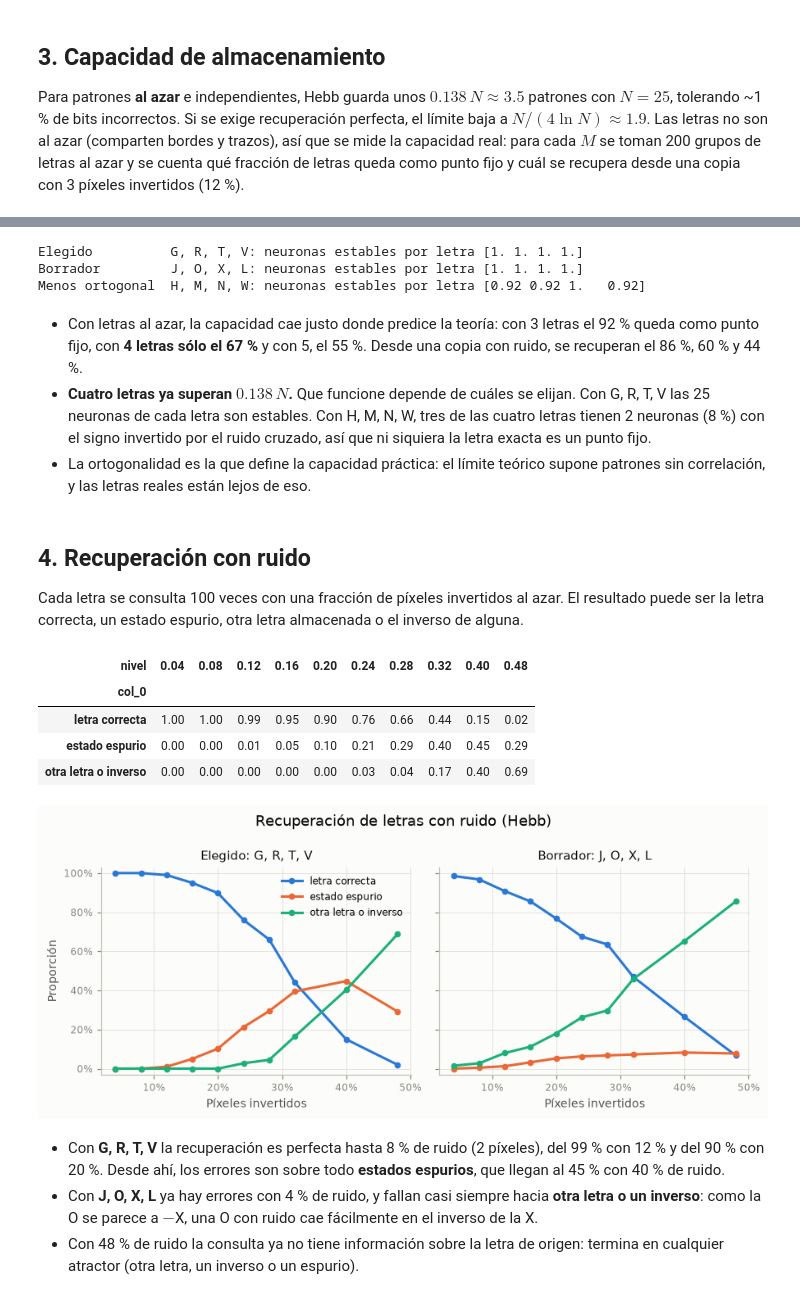
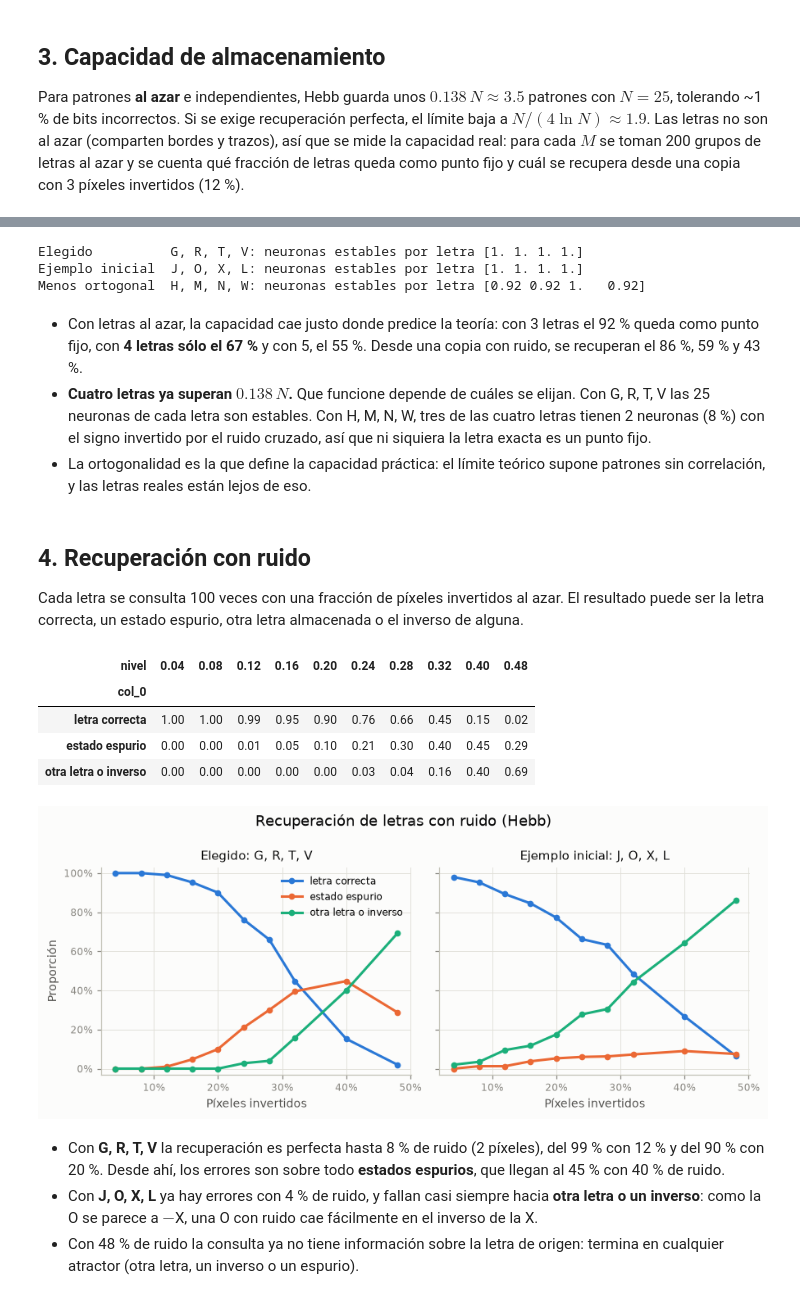
Before and after one commit to yakdudi12/DIAO2A, a Jupyter notebook: TP4/ejercicio2.ipynb, the cells around one changed output, grey strips where cells are left out. Saved outputs shown, nothing was run; the diff lists cells and outputs as text; code cells hidden in the pictures.

```diff
--- a/TP4/ejercicio2.ipynb
+++ b/TP4/ejercicio2.ipynb
@@ -92,7 +92,7 @@ J, O, X, L queda en la posición 10478
 [figure]
 # %%
 fig, axes = plt.subplots(1, 3, figsize=(13, 3.6))
-for ax, (title, group) in zip(axes, {"Elegido": GROUP, "Borrador": DRAFT_GROUP,
+for ax, (title, group) in zip(axes, {"Elegido": GROUP, "Ejemplo inicial": DRAFT_GROUP,
                                      "Menos ortogonal": WORST_GROUP}.items()):
     O = overlaps(letters.stack(group))
     ax.imshow(O, cmap=plots.DIVERGING, vmin=-1, vmax=1)
@@ -132,14 +132,14 @@ plt.show()
 [figure]
 # %%
-for name, group in {"Elegido": GROUP, "Borrador": DRAFT_GROUP, "Menos ortogonal": WORST_GROUP}.items():
+for name, group in {"Elegido": GROUP, "Ejemplo inicial": DRAFT_GROUP, "Menos ortogonal": WORST_GROUP}.items():
     model = Hopfield().fit(letters.stack(group))
     print(f"{name:<16} {', '.join(group)}: neuronas estables por letra {model.stable_fraction().round(2)}")
 # %% [output]
 Elegido          G, R, T, V: neuronas estables por letra [1. 1. 1. 1.]
-Borrador         J, O, X, L: neuronas estables por letra [1. 1. 1. 1.]
+Ejemplo inicial  J, O, X, L: neuronas estables por letra [1. 1. 1. 1.]
 Menos ortogonal  H, M, N, W: neuronas estables por letra [0.92 0.92 1.   0.92]
 # %% [markdown]
-- Con letras al azar, la capacidad cae justo donde predice la teoría: con 3 letras el 92 % queda como punto fijo, con **4 letras sólo el 67 %** y con 5, el 55 %. Desde una copia con ruido, se recuperan el 86 %, 60 % y 44 %.
+- Con letras al azar, la capacidad cae justo donde predice la teoría: con 3 letras el 92 % queda como punto fijo, con **4 letras sólo el 67 %** y con 5, el 55 %. Desde una copia con ruido, se recuperan el 86 %, 59 % y 43 %.
 - **Cuatro letras ya superan $0.138\,N$.** Que funcione depende de cuáles se elijan. Con G, R, T, V las 25 neuronas de cada letra son estables. Con H, M, N, W, tres de las cuatro letras tienen 2 neuronas (8 %) con el signo invertido por el ruido cruzado, así que ni siquiera la letra exacta es un punto fijo.
 - La ortogonalidad es la que define la capacidad práctica: el límite teórico supone patrones sin correlación, y las letras reales están lejos de eso.
 # %% [markdown]
@@ -149,32 +149,32 @@ Cada letra se consulta 100 veces con una fracción de píxeles invertidos al aza
 # %%
 LEVELS = [0.04, 0.08, 0.12, 0.16, 0.20, 0.24, 0.28, 0.32, 0.40, 0.48]
 
 
 def outcome_rates(table):
     kind = np.select(
         [table["correcto"], table["resultado"] == "espurio"],
         ["letra correcta", "estado espurio"],
         "otra letra o inverso",
     )
     rates = pd.crosstab(table["nivel"], kind, normalize="index")
     return rates.reindex(columns=["letra correcta", "estado espurio", "otra letra o inverso"], fill_value=0)
 
 
 rates = {}
-for name, group in {"Elegido": GROUP, "Borrador": DRAFT_GROUP}.items():
+for name, group in {"Elegido": GROUP, "Ejemplo inicial": DRAFT_GROUP}.items():
     model = Hopfield().fit(letters.stack(group))
     images = {c: letters.LETTERS[c] for c in group}
     table = recovery(model, images, noise.flip, LEVELS, trials=100, seed=1)
     rates[f"{name}: {', '.join(group)}"] = outcome_rates(table)
 plots.plot_rates(rates, xlabel="Píxeles invertidos", suptitle="Recuperación de letras con ruido (Hebb)")
 display(rates[f"Elegido: {', '.join(GROUP)}"].T)
 # %% [output]
 | nivel | 0.04 | 0.08 | 0.12 | 0.16 | 0.20 | 0.24 | 0.28 | 0.32 | 0.40 | 0.48 |
 | col_0 |  |  |  |  |  |  |  |  |  |  |
-| letra correcta | 1.00 | 1.00 | 0.99 | 0.95 | 0.90 | 0.76 | 0.66 | 0.44 | 0.15 | 0.02 |
-| estado espurio | 0.00 | 0.00 | 0.01 | 0.05 | 0.10 | 0.21 | 0.29 | 0.40 | 0.45 | 0.29 |
-| otra letra o inverso | 0.00 | 0.00 | 0.00 | 0.00 | 0.00 | 0.03 | 0.04 | 0.17 | 0.40 | 0.69 |
+| letra correcta | 1.00 | 1.00 | 0.99 | 0.95 | 0.90 | 0.76 | 0.66 | 0.45 | 0.15 | 0.02 |
+| estado espurio | 0.00 | 0.00 | 0.01 | 0.05 | 0.10 | 0.21 | 0.30 | 0.40 | 0.45 | 0.29 |
+| otra letra o inverso | 0.00 | 0.00 | 0.00 | 0.00 | 0.00 | 0.03 | 0.04 | 0.16 | 0.40 | 0.69 |
-[figure, old version]
+[figure, new version]
 # %% [markdown]
 - Con **G, R, T, V** la recuperación es perfecta hasta 8 % de ruido (2 píxeles), del 99 % con 12 % y del 90 % con 20 %. Desde ahí, los errores son sobre todo **estados espurios**, que llegan al 45 % con 40 % de ruido.
 - Con **J, O, X, L** ya hay errores con 4 % de ruido, y fallan casi siempre hacia **otra letra o un inverso**: como la O se parece a $-$X, una O con ruido cae fácilmente en el inverso de la X.
```
Also changed, not shown: parts of 8 cells of this notebook, 2 other files.
